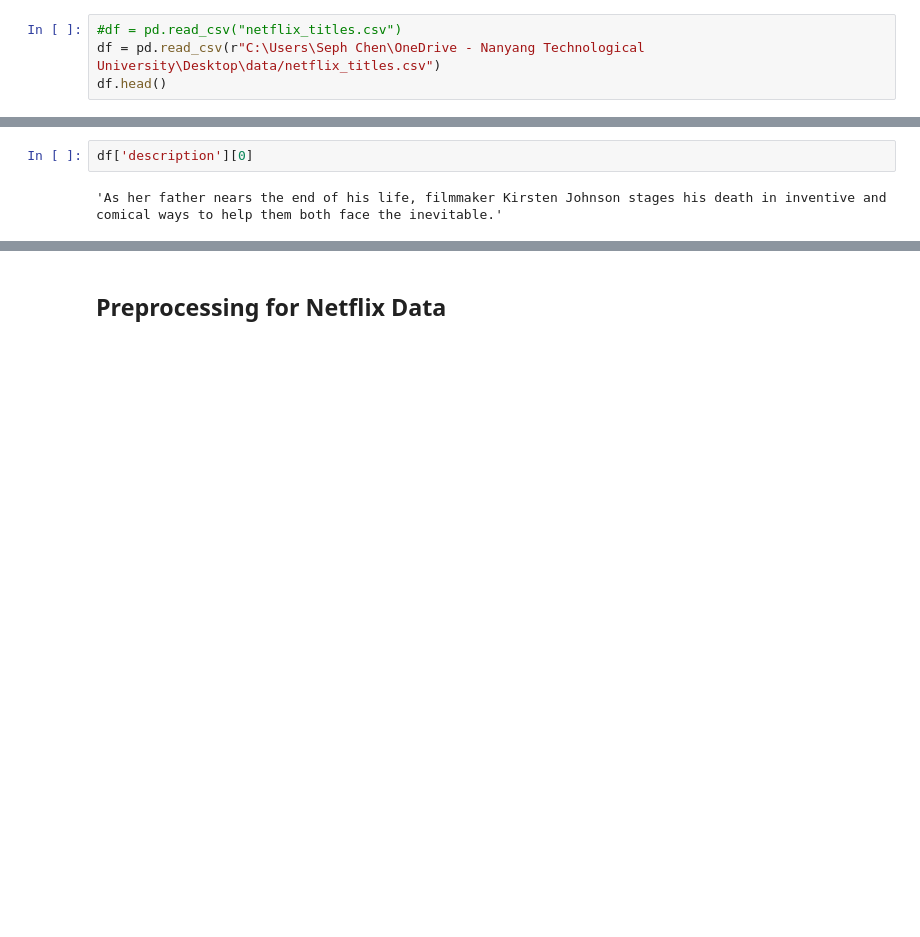
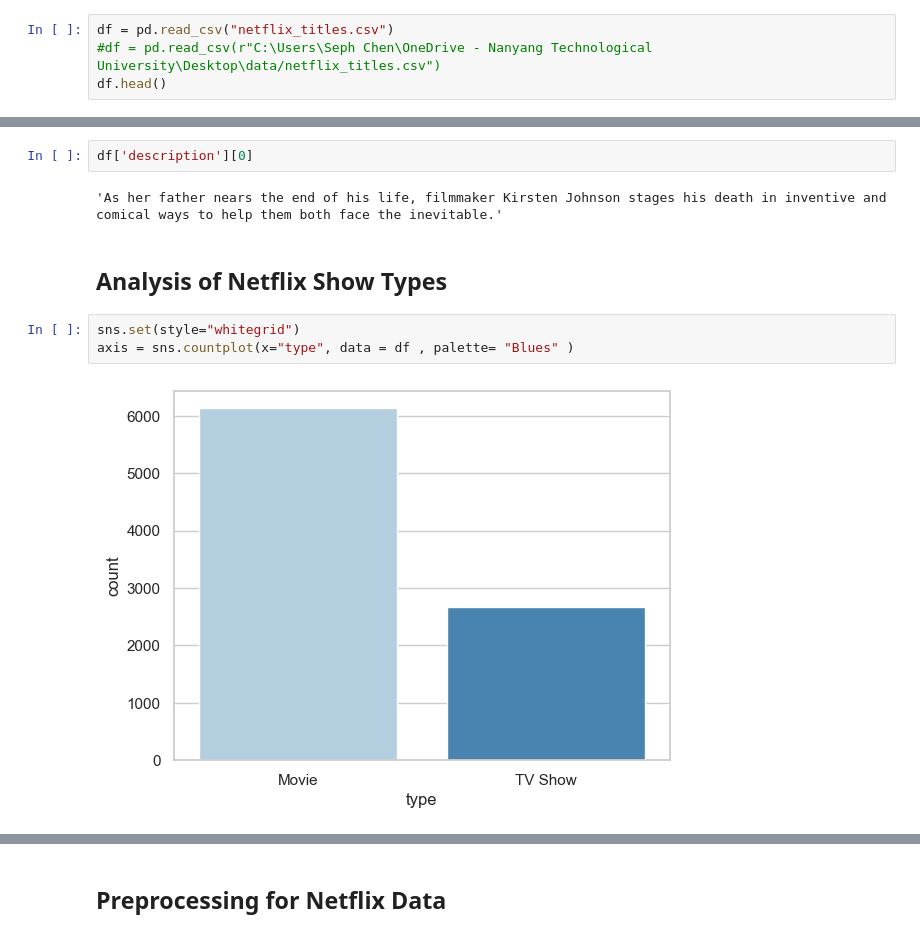
Before and after one commit to erictan23/RecommenderSystem, a Jupyter notebook: Content Filtering.ipynb, the cells around one changed output, grey strips where cells are left out. Cells and saved outputs as stored; diff of their text form; blank space fills up the shorter version.

Commit message:
Added some comments and data exploratory

```diff
--- a/Content Filtering.ipynb
+++ b/Content Filtering.ipynb
@@ -7,8 +9,8 @@ pd.set_option('display.max_columns', None)
 # %% [markdown]
 ## First Dataset: Netflix Titles
 # %%
-#df = pd.read_csv("netflix_titles.csv")
-df = pd.read_csv(r"C:\Users\Seph Chen\OneDrive - Nanyang Technological University\Desktop\data/netflix_titles.csv")
+df = pd.read_csv("netflix_titles.csv")
+#df = pd.read_csv(r"C:\Users\Seph Chen\OneDrive - Nanyang Technological University\Desktop\data/netflix_titles.csv")
 df.head()
 # %% [output]
 |  | show_id | type | title | director | cast | country | date_added | release_year | rating | duration | ... |
@@ -47,3 +53,10 @@ len(df)
 df['description'][0]
 # %% [output]
 'As her father nears the end of his life, filmmaker Kirsten Johnson stages his death in inventive and comical ways to help them both face the inevitable.'
+# %% [markdown]
+## Analysis of Netflix Show Types
+# %%
+sns.set(style="whitegrid")
+axis = sns.countplot(x="type", data = df , palette= "Blues" )
+# %% [output]
+[figure, added]
```
Also changed, not shown: parts of 21 cells of this notebook, 1 other file.
